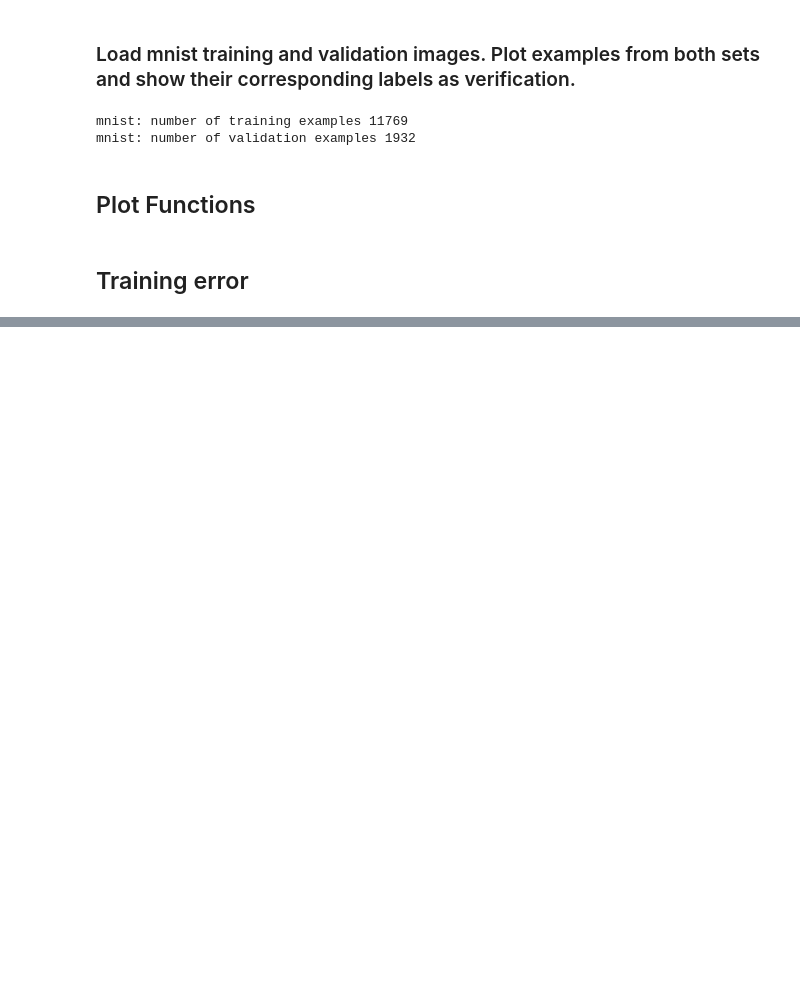
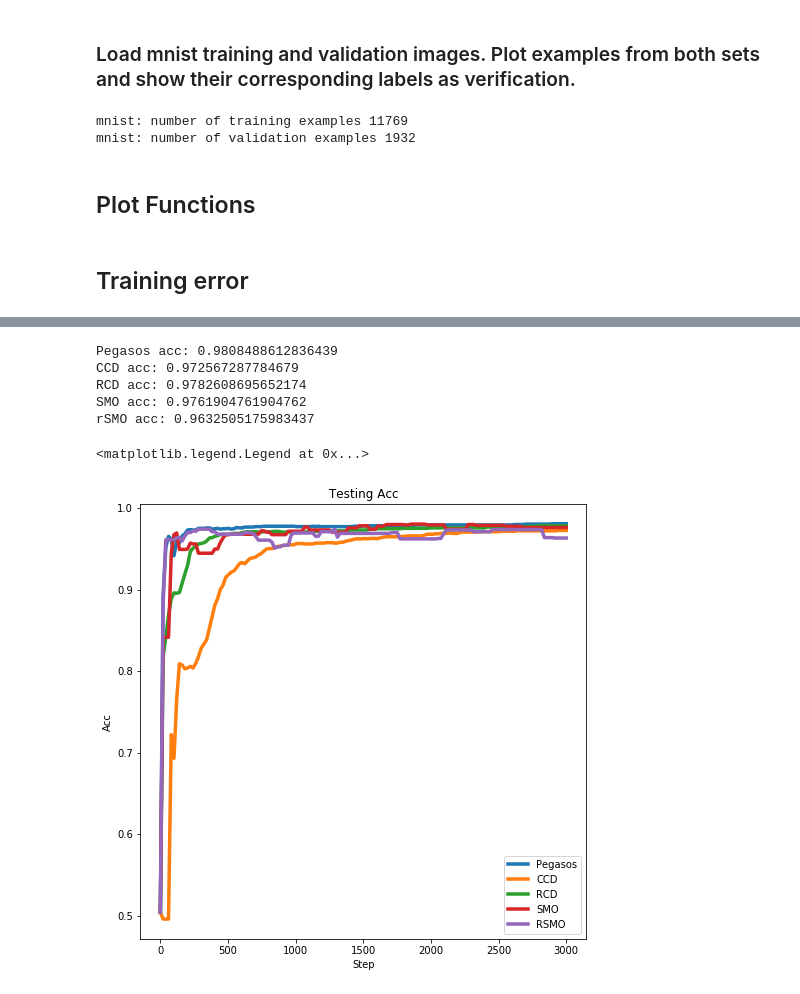
Before and after one commit to realmoment2017/Optimization_for_ML_FALL2018, a Jupyter notebook: final_project_partial_dataset.ipynb, the cells around one changed output, grey strips where cells are left out. Cells and saved outputs as stored; diff of their text form; code cells hidden in the pictures; blank space fills up the shorter version.

```diff
--- a/final_project_partial_dataset.ipynb
+++ b/final_project_partial_dataset.ipynb
@@ -555,0 +544,19 @@ rSMO acc: 0.9813664596273292
+# %%
+# test acc plot
+plt.figure(figsize=(8, 8))
+acc_plot(pegasos_output_weight[:plot_iters], val_vectors, val_labels, 'Pegasos', plot_dilation)
+acc_plot(primal_cyclic_cd_output_weight[:plot_iters], val_vectors, val_labels, 'CCD', plot_dilation)
+acc_plot(primal_random_cd_output_weight[:plot_iters], val_vectors, val_labels, 'RCD', plot_dilation)
+acc_plot(smo_model.w_ls[:plot_iters], val_vectors, val_labels, 'SMO', plot_dilation)
+acc_plot(rsmo_model.w_ls[:plot_iters], val_vectors, val_labels, 'rSMO', plot_dilation)
+
+plt.title(' Testing Acc ')
+plt.legend(['Pegasos', 'CCD', 'RCD', 'SMO', 'RSMO'])
+# %% [output]
+Pegasos acc: 0.9808488612836439
+CCD acc: 0.972567287784679
+RCD acc: 0.9782608695652174
+SMO acc: 0.9761904761904762
+rSMO acc: 0.9632505175983437
+<matplotlib.legend.Legend at 0x...>
+[figure, added]
```
Also changed, not shown: parts of 30 cells of this notebook.
